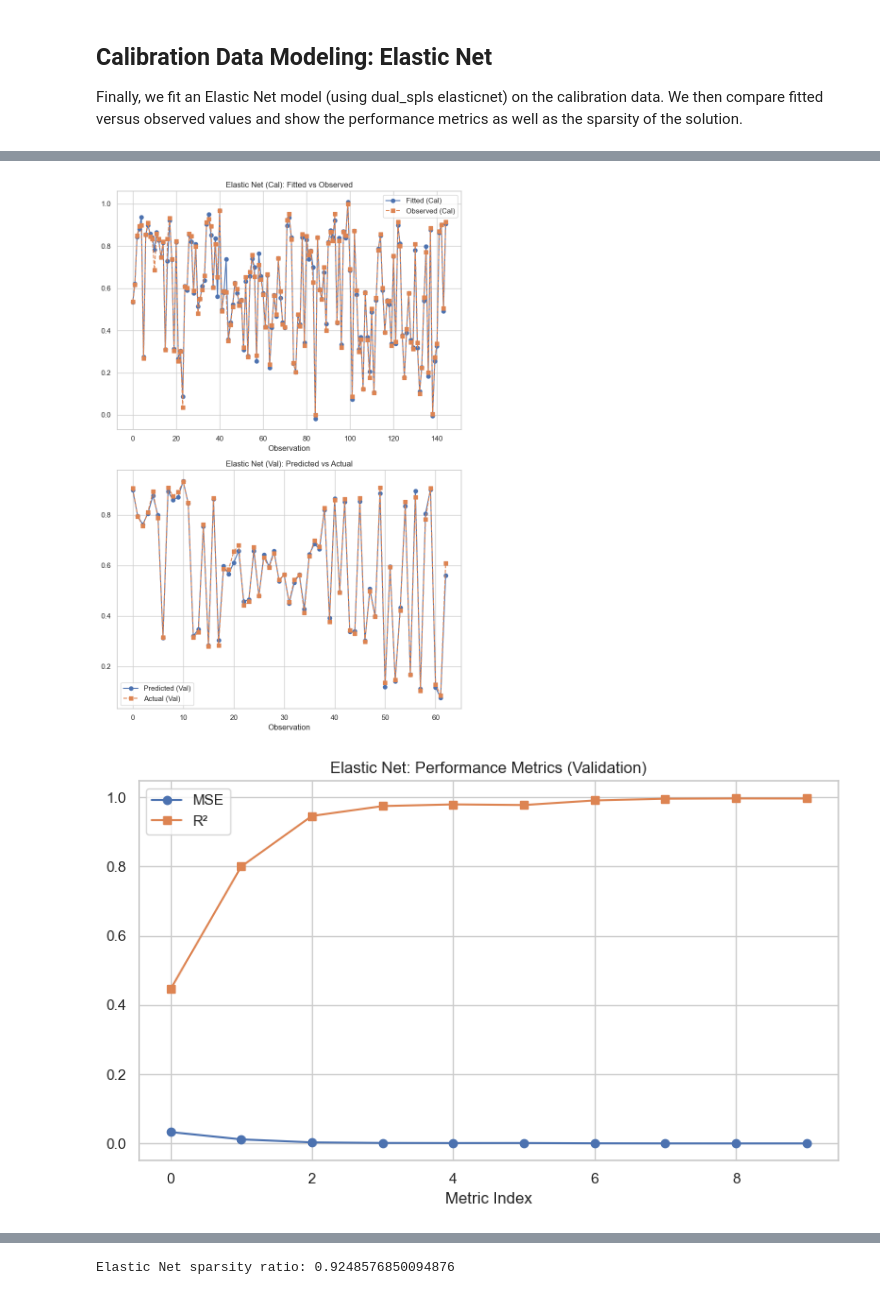
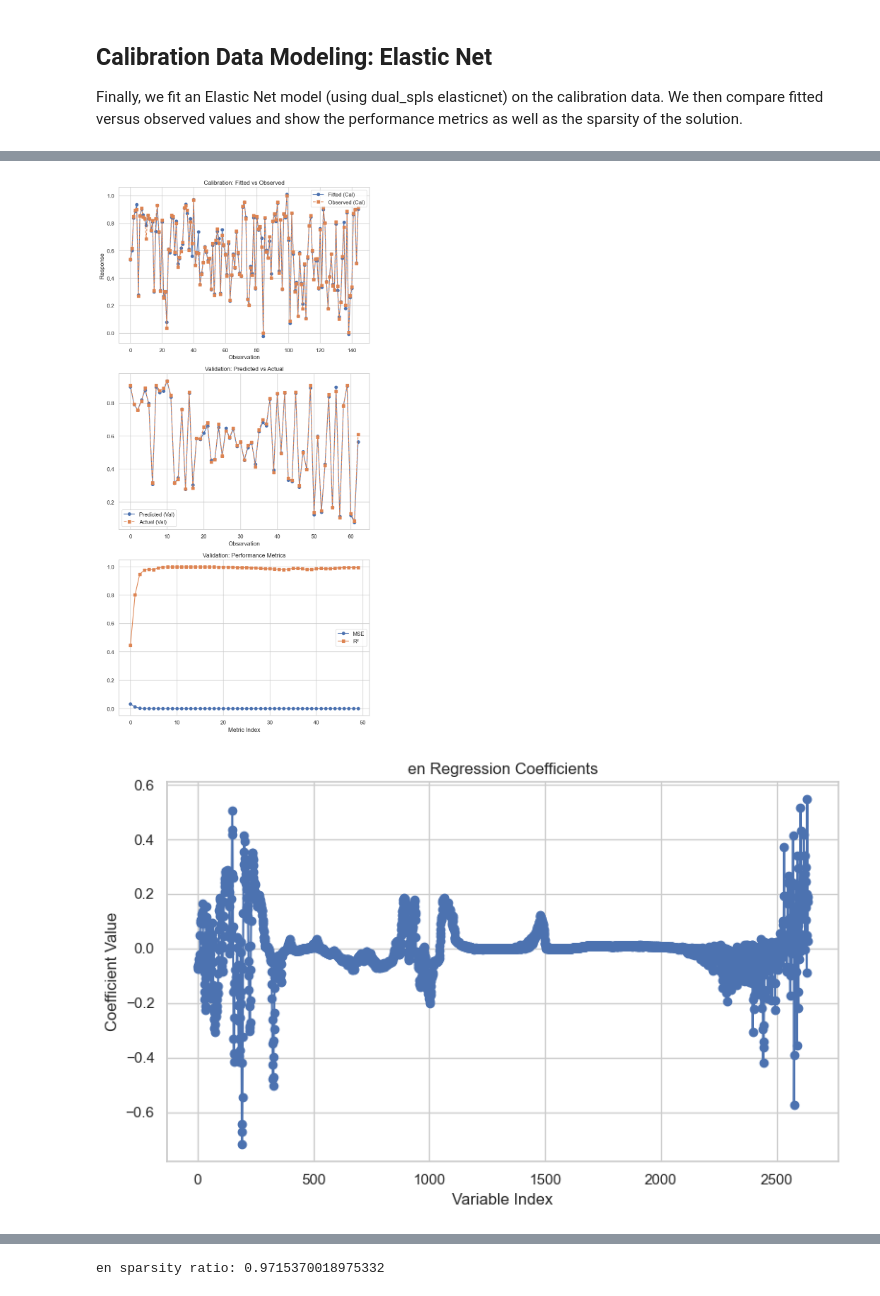
Before and after one commit to marouanetalaa/Dual-sPLS, a Jupyter notebook: Dual-sPLS_Demo.ipynb, the cells around one changed output, grey strips where cells are left out. Drawn from its saved outputs; the diff is of its cells as text; code cells hidden in the pictures.

```diff
--- a/Dual-sPLS_Demo.ipynb
+++ b/Dual-sPLS_Demo.ipynb
@@ -313,3 +511,19 @@ GL sparsity ratio: 0.1616698292220114
 ## Calibration Data Modeling: Elastic Net
 
 Finally, we fit an Elastic Net model (using dual_spls elasticnet) on the calibration data. We then compare fitted versus observed values and show the performance metrics as well as the sparsity of the solution.
+# %%
+# Fit en model on calibration data
+ncp=50 #reduced for time complexity
+ppnu=[0.8,0.9,0.95,0.99]
+best_rmse=float('inf')
+best_np_en=0
+for ppnu_i in ppnu:
+    model_en_cal_i = d_spls_elasticnet_mm(X_cal, y_cal, ncp=ncp,  verbose=True)
+    idmin=np.argmin(d_spls_metric(model_en_cal_i,X_val,y_val)['MSE'])
+    min=d_spls_metric(model_en_cal_i,X_val,y_val)['MSE'][idmin]
+    if min<best_rmse:
+        model_en_cal=model_en_cal_i
+        best_np_en=idmin
+print("Cal en model type:", model_en_cal.get('type', 'unknown'))
+print("Intercept:", model_en_cal['intercept'])
+print("Bhat shape:", model_en_cal['Bhat'].shape)
@@ -316,51 +548,44 @@ Finally, we fit an Elastic Net model (using dual_spls elasticnet) on the calibra
 # %%
-# Fit Elastic Net model on calibration data
-model_en = d_spls_elasticnet_mm(X_cal, y_cal, ncp=10, verbose=True)
-print("ElasticNet model type:", model_en.get('type', 'unknown'))
-print("Intercept:", model_en['intercept'])
-print("Bhat shape:", model_en['Bhat'].shape)
+fig, axes = plt.subplots(3, 1, figsize=(8, 16))
 
-fig, axes = plt.subplots(2, 1, figsize=(8, 12))
-
-# Top: Calibration fitted vs observed for Elastic Net
-axes[0].plot(model_en['fitted_values'].T[-1], label='Fitted (Cal)', marker='o')
+# Top: Fitted vs observed on calibration
+axes[0].plot(model_en_cal['fitted_values'].T[best_np_en], label='Fitted (Cal)', marker='o')
 axes[0].plot(y_cal, label='Observed (Cal)', marker='s', linestyle='--')
-axes[0].set_title('Elastic Net (Cal): Fitted vs Observed')
+axes[0].set_title('Calibration: Fitted vs Observed')
 axes[0].set_xlabel('Observation')
+axes[0].set_ylabel('Response')
 axes[0].legend()
 
-# Bottom: Validation predictions for Elastic Net
-y_new = d_spls_predict(model_en, X_val).T[-1]
+# Middle: Predicted on validation
+y_new = d_spls_predict(model_en_cal, X_val).T[best_np_en]
 axes[1].plot(y_new, label='Predicted (Val)', marker='o')
 axes[1].plot(y_val, label='Actual (Val)', marker='s', linestyle='--')
-axes[1].set_title('Elastic Net (Val): Predicted vs Actual')
+axes[1].set_title('Validation: Predicted vs Actual')
 axes[1].set_xlabel('Observation')
 axes[1].legend()
+
+# Bottom: Performance Metrics
+metrics = d_spls_metric(model_en_cal, X_val, y_val)
+axes[2].plot(metrics['MSE'], label='MSE', marker='o')
+axes[2].plot(metrics['R2'], label='R²', marker='s')
+axes[2].set_title('Validation: Performance Metrics')
+axes[2].set_xlabel('Metric Index')
+axes[2].legend()
 
 plt.tight_layout()
 plt.show()
 
-# Performance metrics and sparsity for Elastic Net
-metrics = d_spls_metric(model_en, X_val, y_val)
-plt.figure(figsize=(8, 5))
-plt.plot(metrics['MSE'], label='MSE', marker='o')
-plt.plot(metrics['R2'], label='R²', marker='s')
-plt.title('Elastic Net: Performance Metrics (Validation)')
-plt.xlabel('Metric Index')
-plt.legend()
-plt.tight_layout()
-plt.show()
-
-B = model_en['Bhat']
-sprsty = B.T[-1]
-ratio_sprs_en = np.count_nonzero(sprsty) / len(sprsty)
+# Plot en regression coefficients and compute sparsity
+B = model_en_cal['Bhat']
+sprsty = B.T[best_np_en]
+ratio_sprs = np.count_nonzero(sprsty) / len(sprsty)
 
 plt.figure(figsize=(8, 5))
 plt.plot(sprsty, marker='o', linestyle='-')
-plt.title('Elastic Net Regression Coefficients')
+plt.title('en Regression Coefficients')
 plt.xlabel('Variable Index')
 plt.ylabel('Coefficient Value')
 plt.tight_layout()
 plt.show()
-print("Elastic Net sparsity ratio:", ratio_sprs_en)
+print("en sparsity ratio:", ratio_sprs)
 # %% [output]
@@ -381,2 +592,2 @@ Bhat shape: (2635, 10)
-[figure, old version]
+[figure, new version]
-[figure, old version]
+[figure, new version]
@@ -384 +594 @@ Bhat shape: (2635, 10)
-Elastic Net sparsity ratio: 0.9248576850094876
+en sparsity ratio: 0.9715370018975332
```
Also changed, not shown: parts of 22 cells of this notebook.
